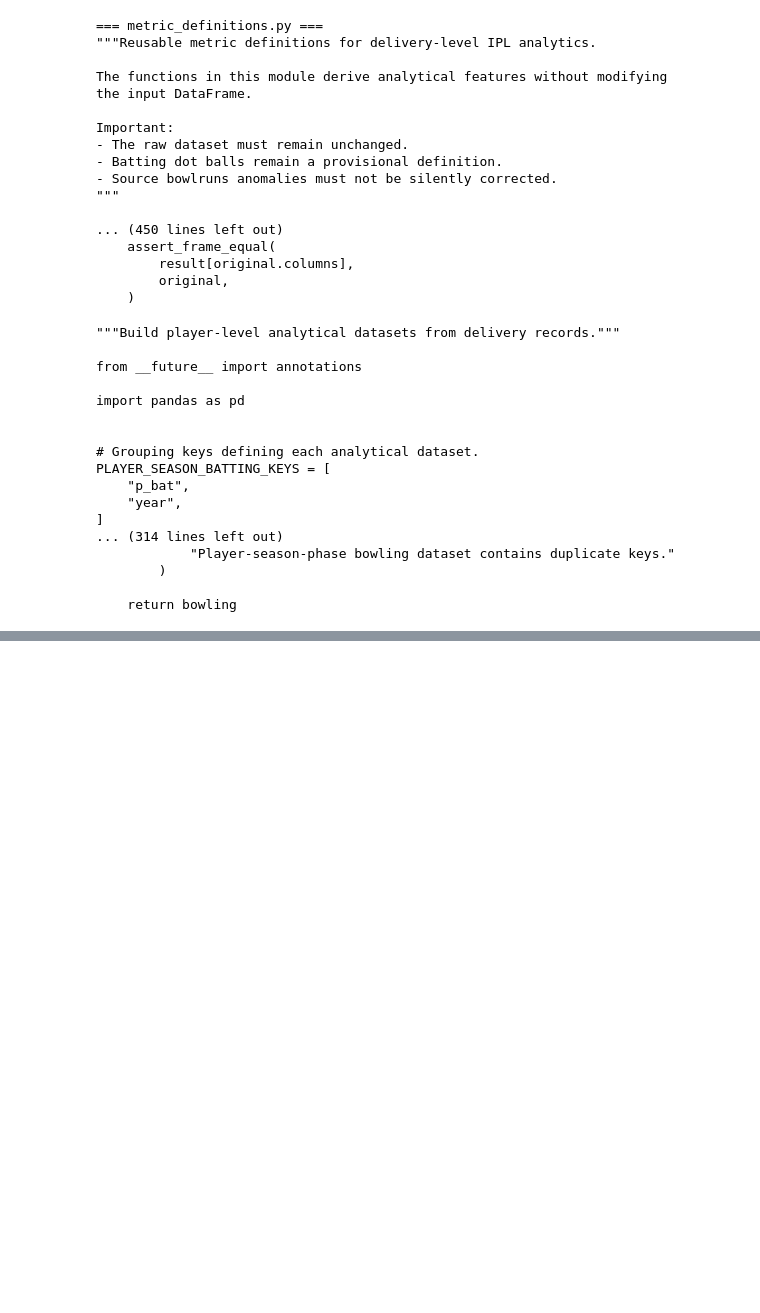
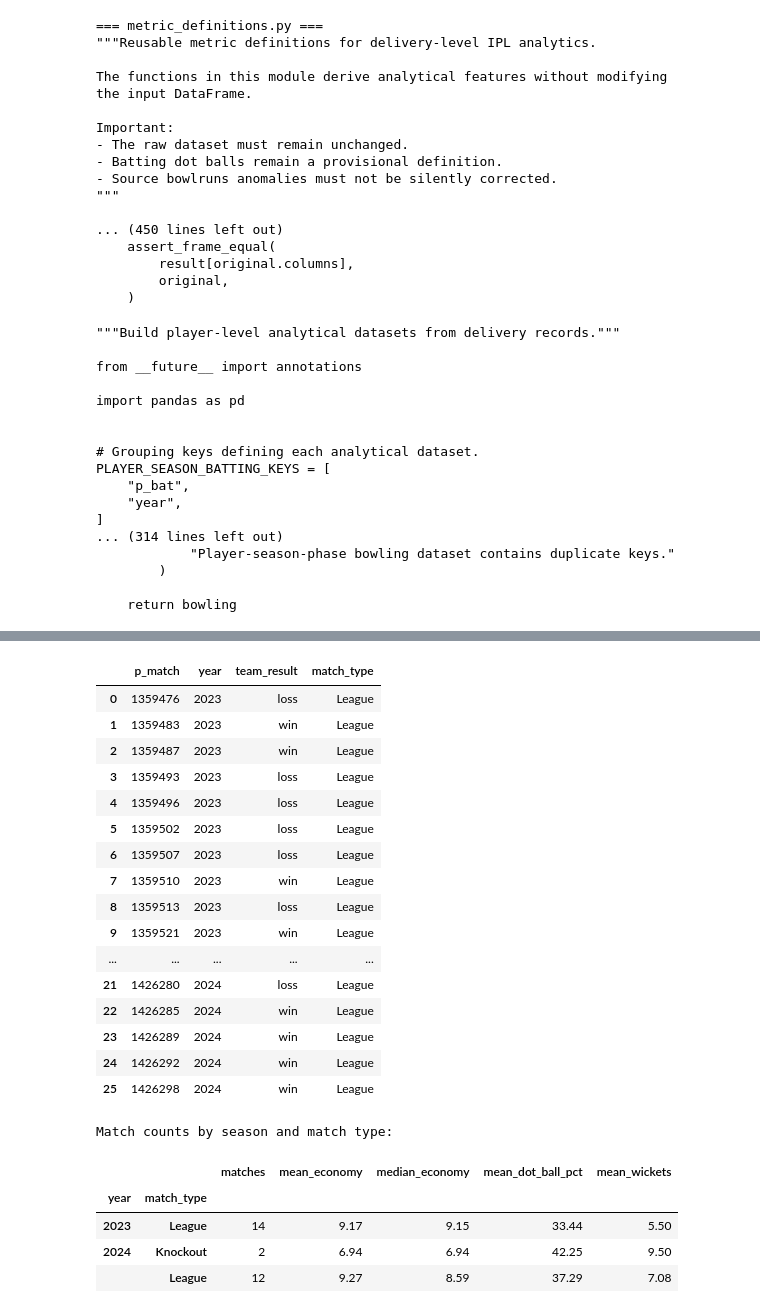
Before and after one commit to SohamBhow22/Hackathon_DPL2026, a Jupyter notebook: notebooks/03_kkr_performance_analysis.ipynb, the cells around one changed output, grey strips where cells are left out. Cells and saved outputs as stored; diff of their text form; code cells hidden in the pictures; blank space fills up the shorter version.

```diff
--- a/notebooks/03_kkr_performance_analysis.ipynb
+++ b/notebooks/03_kkr_performance_analysis.ipynb
@@ -1428,0 +2313,56 @@ PLAYER_SEASON_BATTING_KEYS = [
+# %%
+# Identify KKR's two 2024 knockout matches.
+knockout_match_ids = {1426309, 1426312}
+
+kkr_bowling_match["match_type"] = "League"
+
+kkr_bowling_match.loc[
+    kkr_bowling_match["p_match"].isin(knockout_match_ids),
+    "match_type",
+] = "Knockout"
+
+# Inspect the classification before comparing seasons.
+display(
+    kkr_bowling_match[
+        ["p_match", "year", "team_result", "match_type"]
+    ].sort_values(["year", "match_type", "p_match"])
+)
+
+print("\nMatch counts by season and match type:")
+
+display(
+    kkr_bowling_match
+    .groupby(["year", "match_type"], observed=True)
+    .agg(
+        matches=("p_match", "nunique"),
+        mean_economy=("runs_per_over", "mean"),
+        median_economy=("runs_per_over", "median"),
+        mean_dot_ball_pct=("dot_ball_pct", "mean"),
+        mean_wickets=("wickets", "mean"),
+    )
+    .round(2)
+)
+# %% [output]
+|  | p_match | year | team_result | match_type |
+| 0 | 1359476 | 2023 | loss | League |
+| 1 | 1359483 | 2023 | win | League |
+| 2 | 1359487 | 2023 | win | League |
+| 3 | 1359493 | 2023 | loss | League |
+| 4 | 1359496 | 2023 | loss | League |
+| 5 | 1359502 | 2023 | loss | League |
+| 6 | 1359507 | 2023 | loss | League |
+| 7 | 1359510 | 2023 | win | League |
+| 8 | 1359513 | 2023 | loss | League |
+| 9 | 1359521 | 2023 | win | League |
+| ... | ... | ... | ... | ... |
+| 21 | 1426280 | 2024 | loss | League |
+| 22 | 1426285 | 2024 | win | League |
+| 23 | 1426289 | 2024 | win | League |
+| 24 | 1426292 | 2024 | win | League |
+| 25 | 1426298 | 2024 | win | League |
+Match counts by season and match type:
+|  |  | matches | mean_economy | median_economy | mean_dot_ball_pct | mean_wickets |
+| year | match_type |  |  |  |  |  |
+| 2023 | League | 14 | 9.17 | 9.15 | 33.44 | 5.50 |
+| 2024 | Knockout | 2 | 6.94 | 6.94 | 42.25 | 9.50 |
+|  | League | 12 | 9.27 | 8.59 | 37.29 | 7.08 |
```
Also changed, not shown: parts of 21 cells of this notebook, 4 other files.
